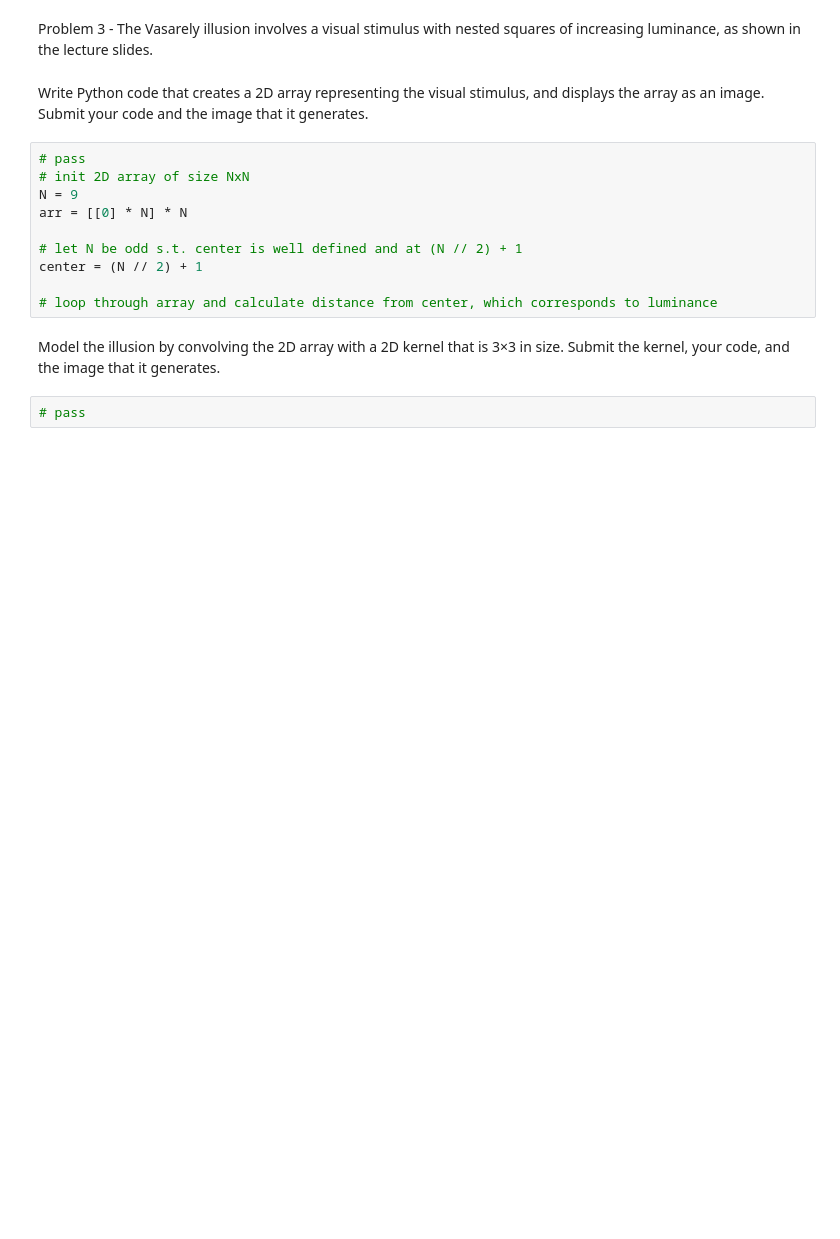
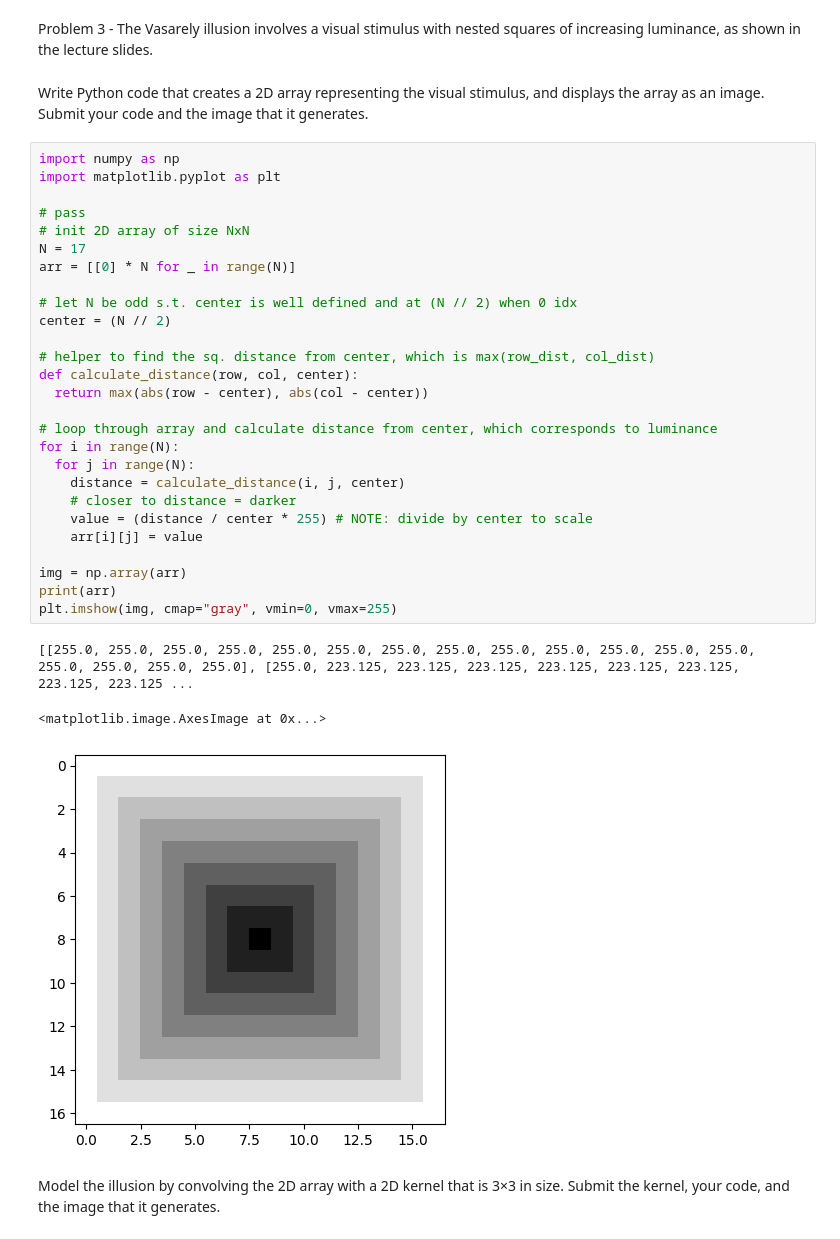
Before and after one commit to smkim0508/COS486-Notes, a Jupyter notebook: COS486_Assignment_2.ipynb, the cells around one changed output. Saved outputs shown, nothing was run; the diff lists cells and outputs as text; blank space fills up the shorter version.

```diff
--- a/COS486_Assignment_2.ipynb
+++ b/COS486_Assignment_2.ipynb
@@ -86,16 +86,35 @@ Problem 3 - The Vasarely illusion involves a visual stimulus with nested squares
 # %% [markdown]
 Write Python code that creates a 2D array representing the visual stimulus, and displays the array as an image. Submit your code and the image that it generates.
 # %%
+import numpy as np
+import matplotlib.pyplot as plt
+
 # pass
 # init 2D array of size NxN
-N = 9
-arr = [[0] * N] * N
+N = 17
+arr = [[0] * N for _ in range(N)]
 
-# let N be odd s.t. center is well defined and at (N // 2) + 1
-center = (N // 2) + 1
+# let N be odd s.t. center is well defined and at (N // 2) when 0 idx
+center = (N // 2)
+
+# helper to find the sq. distance from center, which is max(row_dist, col_dist)
+def calculate_distance(row, col, center):
+  return max(abs(row - center), abs(col - center))
 
 # loop through array and calculate distance from center, which corresponds to luminance
+for i in range(N):
+  for j in range(N):
+    distance = calculate_distance(i, j, center)
+    # closer to distance = darker
+    value = (distance / center * 255) # NOTE: divide by center to scale
+    arr[i][j] = value
+
+img = np.array(arr)
+print(arr)
+plt.imshow(img, cmap="gray", vmin=0, vmax=255)
+# %% [output]
+[[255.0, 255.0, 255.0, 255.0, 255.0, 255.0, 255.0, 255.0, 255.0, 255.0, 255.0, 255.0, 255.0, 255.0, 255.0, 255.0, 255.0], [255.0, 223.125, 223.125, 223.125, 223.125, 223.125, 223.125, 223.125, 223.125 ...
+<matplotlib.image.AxesImage at 0x...>
+[figure, added]
 # %% [markdown]
 Model the illusion by convolving the 2D array with a 2D kernel that is 3×3 in size. Submit the kernel, your code, and the image that it generates.
-# %%
-# pass
```
Also changed, not shown: parts of 1 cell of this notebook.
